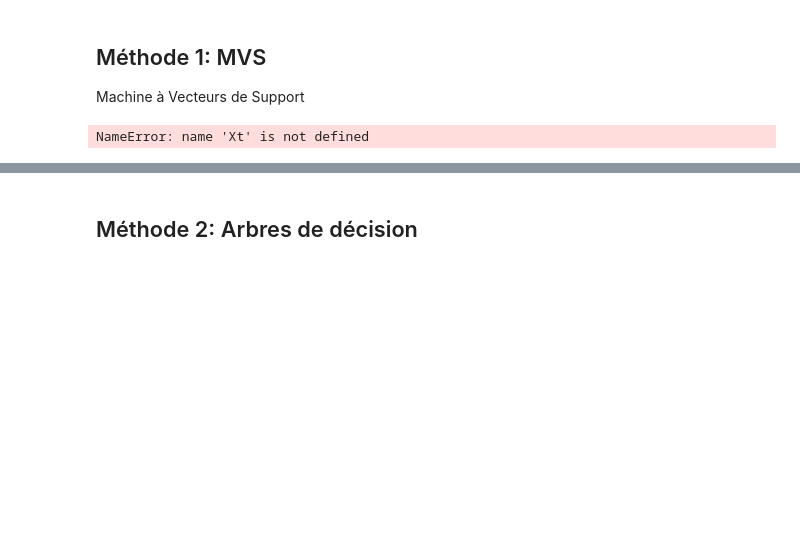
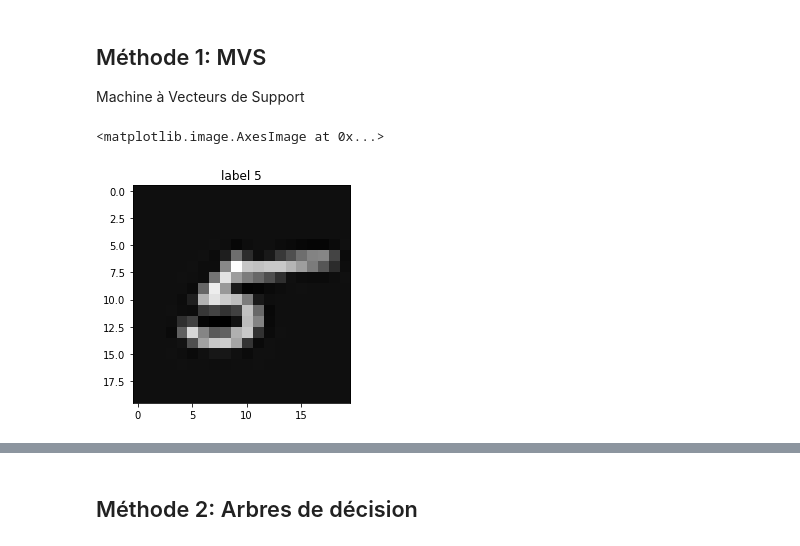
Before and after one commit to kawaremu/MLFromScratch, a Jupyter notebook: Performance measures.ipynb, the cells around one changed output, grey strips where cells are left out. Saved outputs shown, nothing was run; the diff lists cells and outputs as text; code cells hidden in the pictures; blank space fills up the shorter version.

```diff
--- a/Performance measures.ipynb
+++ b/Performance measures.ipynb
@@ -628,16 +686,17 @@ Machine à Vecteurs de Support
 #Créer le modèle
 model = svm.SVC(kernel='linear')
 # entrainement
-model.fit(Xt, Yt)
+model.fit(X_train, y_train)
 # Prediction
-y_pred = model.predict(Xtt)
+y_pred = model.predict(X_test)
-# %% [output]
-NameError: name 'Xt' is not defined
 # %%
 # tester une image
-c= 3
+c = 1
 y_pred[c]
-a = Xtt[c,:].reshape((20, 20))
+a = X_test[c,:].reshape((20, 20))
 a=np.transpose(a)
-plt.title('label '+ str(Ytt[c]))
+plt.title('label '+ str(y_test[c]))
 plt.imshow(a,cmap='gray')
+# %% [output]
+<matplotlib.image.AxesImage at 0x...>
+[figure, added]
```
Also changed, not shown: parts of 25 cells of this notebook.
